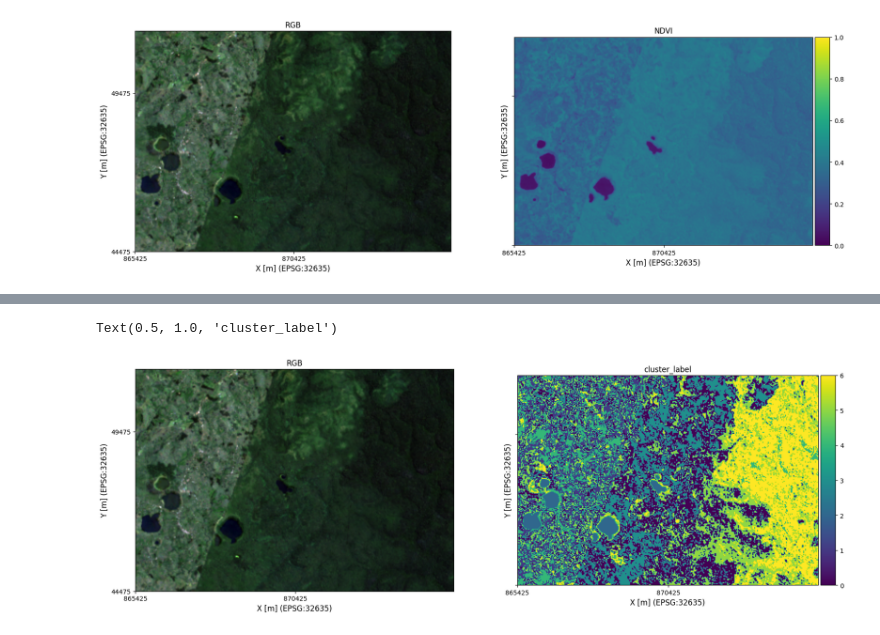
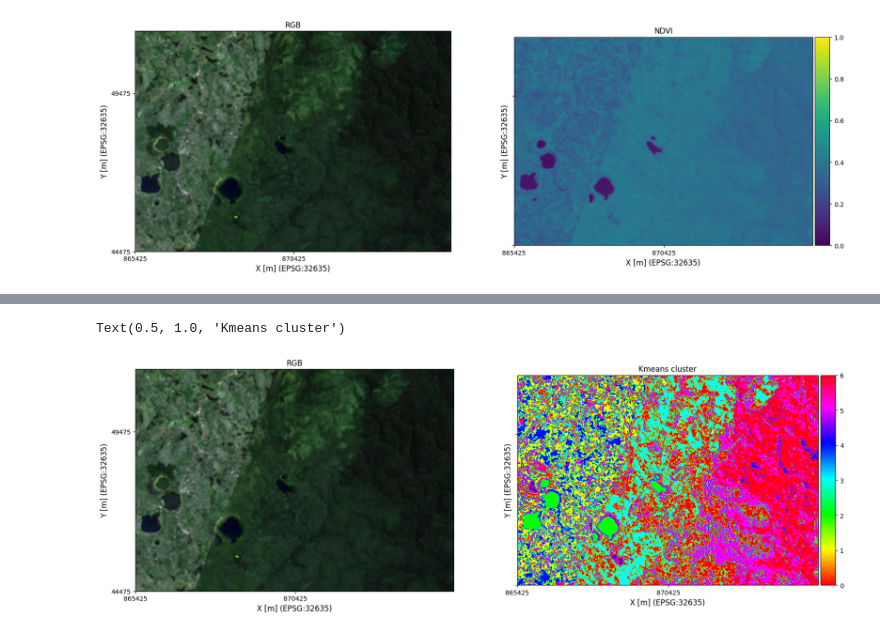
Before and after one commit to ftimcke/LULC-classification, a Jupyter notebook: process_landsat_composite.ipynb, the cells around one changed output, grey strips where cells are left out. Cells and saved outputs as stored; diff of their text form; code cells hidden in the pictures.

```diff
--- a/process_landsat_composite.ipynb
+++ b/process_landsat_composite.ipynb
@@ -25,10 +25,17 @@ from eodal.core.raster import RasterCollection
 #read tiff from disk:
 fpath_raster = Path('S:\MSc_23_TimckeFinn\data\EOdal\landsat_median_composite_2022.tif')
 
-composite_tif = RasterCollection.from_multi_band_raster(fpath_raster=fpath_raster,
-                                                        band_aliases = ["blue", "green", "red", "nir_1", "swir"])
+#set number of cluster
+n_clusters = 7
+
+#initialize a RasterCollection from the .tif file
+composite_tif = RasterCollection.from_multi_band_raster(fpath_raster=fpath_raster, band_aliases = ["blue", "green", "red", "nir_1", "swir"])
+
+#calculate some SI for KMeans
 composite_tif.calc_si('NDVI', inplace = True)
 composite_tif.calc_si('EVI', inplace = True)
+
+#show RasterCollection
 composite_tif
 # %% [output]
 EOdal RasterCollection
@@ -69,23 +76,24 @@ display(df)
 # %%
-# Apply KMeans to the selected columns
-kmeans = KMeans(n_clusters = 8, n_init=10, random_state = 42) # Set the desired number of clusters
+# Apply KMeans to the selected columns of the DataFrame
+kmeans = KMeans(n_clusters = n_clusters, n_init=10, random_state = 42) # Set the desired number of clusters
 
-# Select all columns except the first one
+# # Extract x and y coordinates into new columns
+# df['x_coordinate'] = df['geometry'].apply(lambda point: Point(point).x)
+# df['y_coordinate'] = df['geometry'].apply(lambda point: Point(point).y)
+
+# Select all columns except the first one (geometry is non-numeric)
 selected_columns = df.columns[1:]
 
+#fit the model to the data
 kmeans.fit(df[selected_columns])
 
 # Get the cluster labels
 labels = kmeans.labels_
 
 # Add the cluster labels to the DataFrame
-df['Cluster'] = labels
+df['cluster_label'] = labels
 
-# Extract x and y coordinates into new columns
-df['x_coordinate'] = df['geometry'].apply(lambda point: Point(point).x)
-df['y_coordinate'] = df['geometry'].apply(lambda point: Point(point).y)
-
-display(df)
+df
 # %% [output]
 |  | geometry | blue_median | green_median | red_median | nir08_median | swir16_median | NDVI | EVI | ... |
 | 0 | POINT (865425.000 51435.000) | 0.08541 | 0.095620 | 0.091040 | 0.177420 | 0.144570 | 0.321761 | 0.199384 | ... |
@@ -103,22 +111,20 @@ display(df)
 # %%
 # add column Cluster as a new Band into the RasterCollection
-
-# geo_info = GeoInfo(epsg=32635,ulx=865425.0,uly=51435.0,pixres_x=30.0,pixres_y=30.0)
-
 cluster_label = Band.from_vector(vector_features = df,
-                                 band_name_src = 'Cluster',
+                                 band_name_src = 'cluster_label',
                                  geo_info = composite_tif['blue'].geo_info,
                                  band_name_dst='cluster_label')
 
-composite_tif.add_band('cluster_label')
+composite_tif.add_band(cluster_label)
 # %%
+#Plot RGB and Label
 fig, axs = plt.subplots(1, 2, figsize=(20, 10), sharey=True)
 
 composite_tif.plot_multiple_bands(["red", "green", "blue"], ax=axs[0])
 axs[0].set_title("RGB")
 
-composite_tif.plot_band("cluster_label", colormap="viridis", ax=axs[1])
-axs[1].set_title("cluster_label")
+composite_tif.plot_band("cluster_label", colormap="hsv", ax=axs[1])
+axs[1].set_title("Kmeans cluster")
 # %% [output]
-Text(0.5, 1.0, 'cluster_label')
+Text(0.5, 1.0, 'Kmeans cluster')
-[figure, old version]
+[figure, new version]
```
Also changed, not shown: parts of 3 cells of this notebook, 2 other files.
